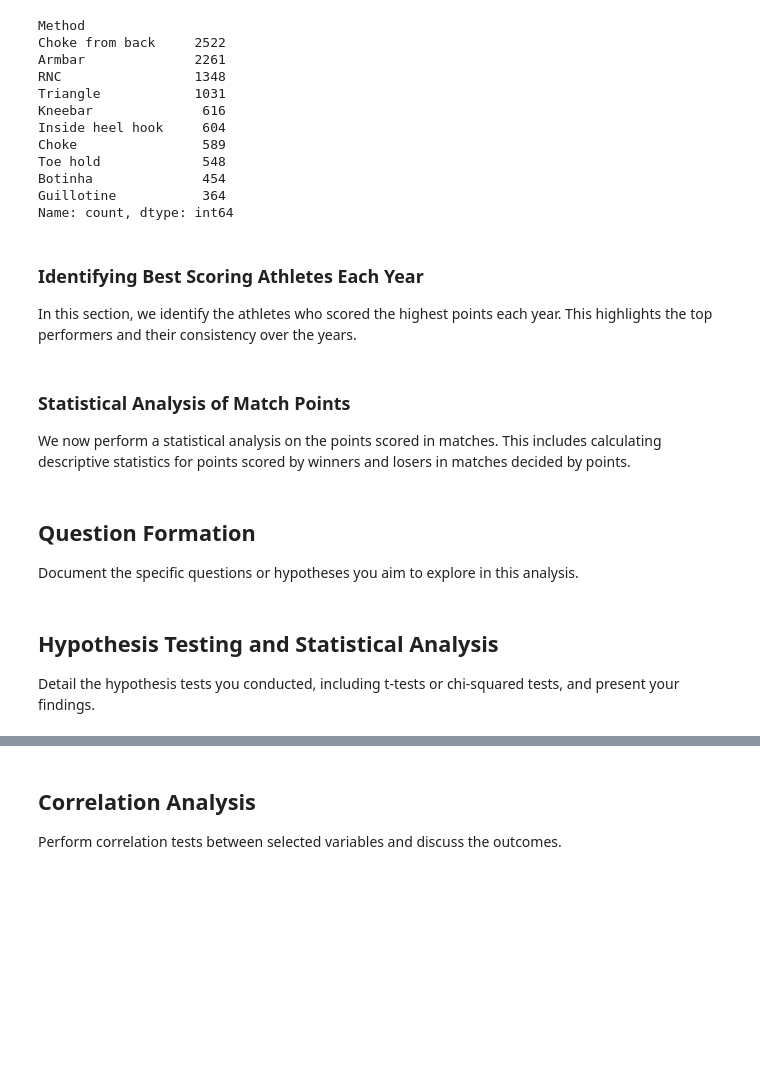
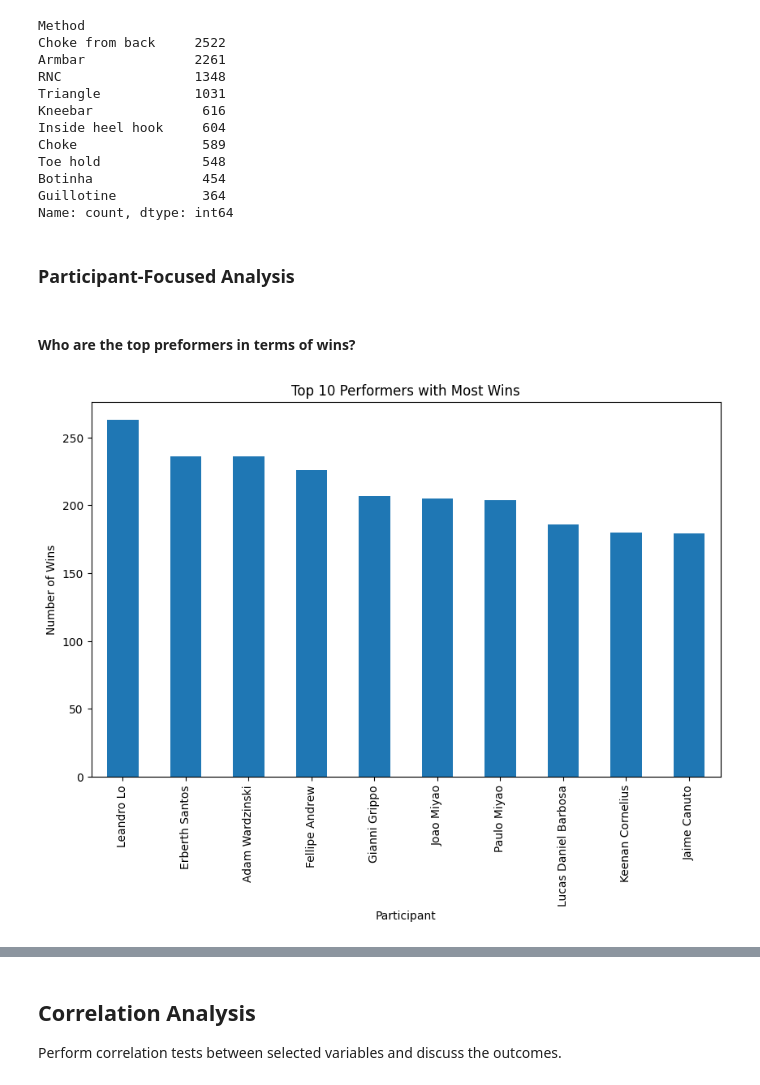
Before and after one commit to Martin-Melody/Data-Analytics-2023, a Jupyter notebook: project.ipynb, the cells around one changed output, grey strips where cells are left out. Drawn from its saved outputs; the diff is of its cells as text; code cells hidden in the pictures; blank space fills up the shorter version.

```diff
--- a/project.ipynb
+++ b/project.ipynb
@@ -316,11 +411,3 @@ Toe hold             548
 Botinha              454
 Guillotine           364
 Name: count, dtype: int64
-# %% [markdown]
-### Identifying Best Scoring Athletes Each Year
-
-In this section, we identify the athletes who scored the highest points each year. This highlights the top performers and their consistency over the years.
-# %% [markdown]
-### Statistical Analysis of Match Points
-
-We now perform a statistical analysis on the points scored in matches. This includes calculating descriptive statistics for points scored by winners and losers in matches decided by points.
@@ -338,8 +414,20 @@ print(loser_points_stats)
-# %% [markdown]
-## Question Formation
-
-Document the specific questions or hypotheses you aim to explore in this analysis.
-# %% [markdown]
-## Hypothesis Testing and Statistical Analysis
-
-Detail the hypothesis tests you conducted, including t-tests or chi-squared tests, and present your findings.
+# %% [markdown]
+### Participant-Focused Analysis
+# %% [markdown]
+#### Who are the top preformers in terms of wins?
+# %%
+# Counting wins for each participant
+win_counts = data_frame[data_frame['W/L'] == 'W'].groupby('Full Name').size()
+
+# Sorting to find top performers
+top_performers = win_counts.sort_values(ascending=False).head(10)
+
+# Plotting
+plt.figure(figsize=(10, 6))
+top_performers.plot(kind='bar')
+plt.title('Top 10 Performers with Most Wins')
+plt.xlabel('Participant')
+plt.ylabel('Number of Wins')
+plt.show()
+# %% [output]
+[figure, added]
```
Also changed, not shown: parts of 34 cells of this notebook.
